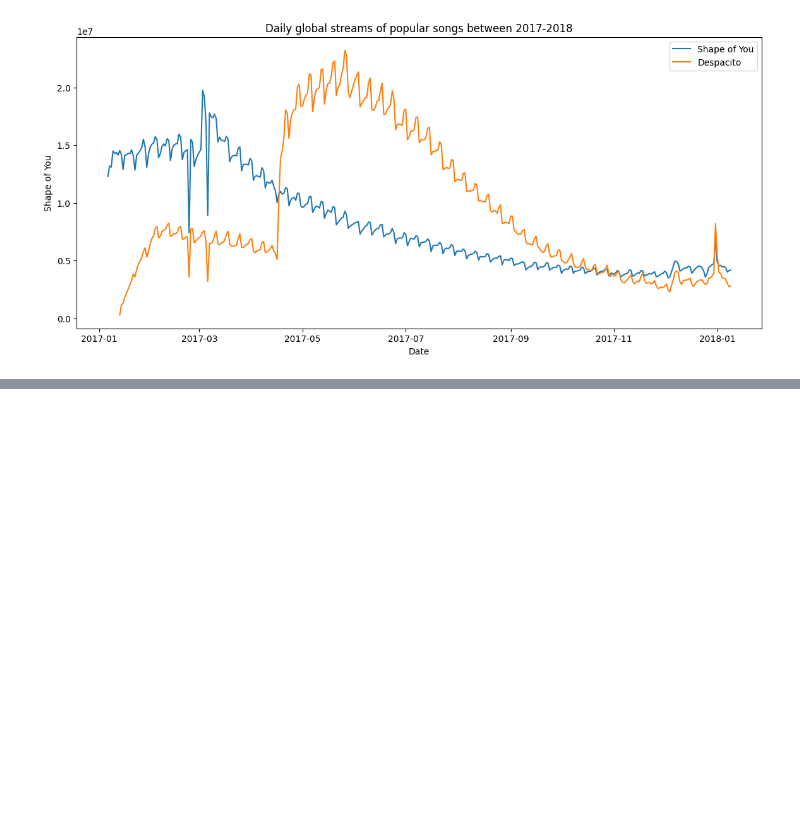
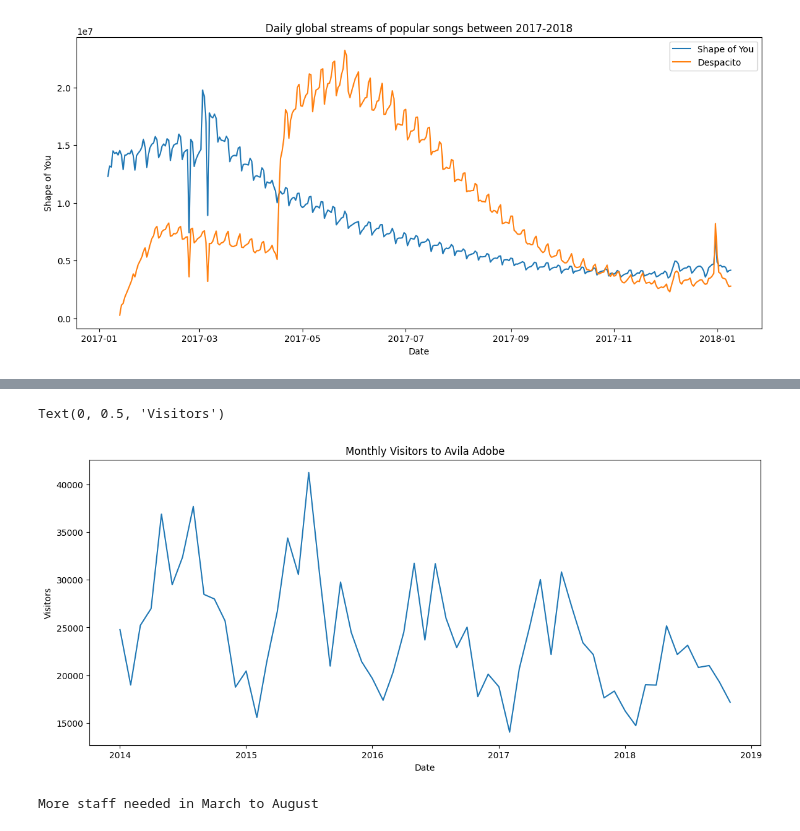
Before and after one commit to alanmicah/DataVisualisation, a Jupyter notebook: ex_line_charts.ipynb, the cells around one changed output, grey strips where cells are left out. Drawn from its saved outputs; the diff is of its cells as text; code cells hidden in the pictures; blank space fills up the shorter version.

```diff
--- a/ex_line_charts.ipynb
+++ b/ex_line_charts.ipynb
@@ -60,0 +89,9 @@ Text(0.5, 0, 'Date')
+# %%
+# Create a line chart that shows how the number of visitors to Avila Adobe has evolved over time
+plt.figure(figsize=(14,6))
+plt.title('Monthly Visitors to Avila Adobe')
+sns.lineplot(data=museum_data['Avila Adobe'])
+plt.ylabel('Visitors')
+# %% [output]
+Text(0, 0.5, 'Visitors')
+[figure, added]
@@ -60,0 +111,26 @@ Text(0.5, 0, 'Date')
+# %%
+# Total visitor count between certain months for each year,
+# however we can can make a general conclusion looking at the patterns in the graph
+
+def total_values_for_museum(museum_data, museum_name, start_month, end_month):
+    # Create a mask to filter the months September to February
+    month_mask = (museum_data.index.month >= start_month) | (museum_data.index.month <= end_month)
+
+    # Filter the data for the specified months
+    filtered_data = museum_data[month_mask]
+
+    # Sum the values for the specified museum
+    total_values = filtered_data[museum_name].sum()
+
+    return total_values
+
+
+sep_feb = total_values_for_museum(museum_data, 'Avila Adobe', 9, 2)
+mar_aug = total_values_for_museum(museum_data, 'Avila Adobe', 3, 8)
+
+if (sep_feb>mar_aug):
+    print('More staff needed in September to Feburary')
+else:
+    print('More staff needed in March to August')
+# %% [output]
+More staff needed in March to August
```
Also changed, not shown: parts of 5 cells of this notebook, 1 other file.
